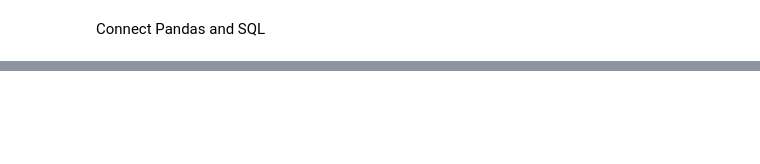
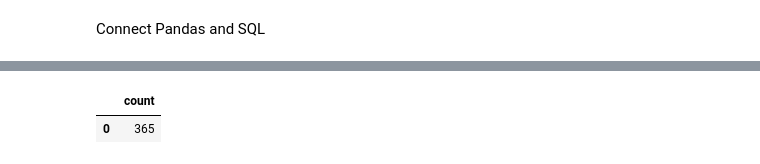
Before and after one commit to kanggg007/Cyptocurrency_project, a Jupyter notebook: test_bitcoin.ipynb, the cells around one changed output, grey strips where cells are left out. Cells and saved outputs as stored; diff of their text form; code cells hidden in the pictures; blank space fills up the shorter version.

```diff
--- a/test_bitcoin.ipynb
+++ b/test_bitcoin.ipynb
@@ -247,0 +249,2 @@ ImportError: cannot import name 'db_password' from 'config' (C:\Users\tw9ch\Desk
+# %%
+engine = create_engine(db_string)
@@ -247,0 +253,7 @@ ImportError: cannot import name 'db_password' from 'config' (C:\Users\tw9ch\Desk
+# %%
+# check dataset
+log_check = pd.read_sql_query('select COUNT(*) FROM "BTC_test"',con=engine)
+log_check
+# %% [output]
+|  | count |
+| 0 | 365 |
```
Also changed, not shown: parts of 10 cells of this notebook, 3 other files.
